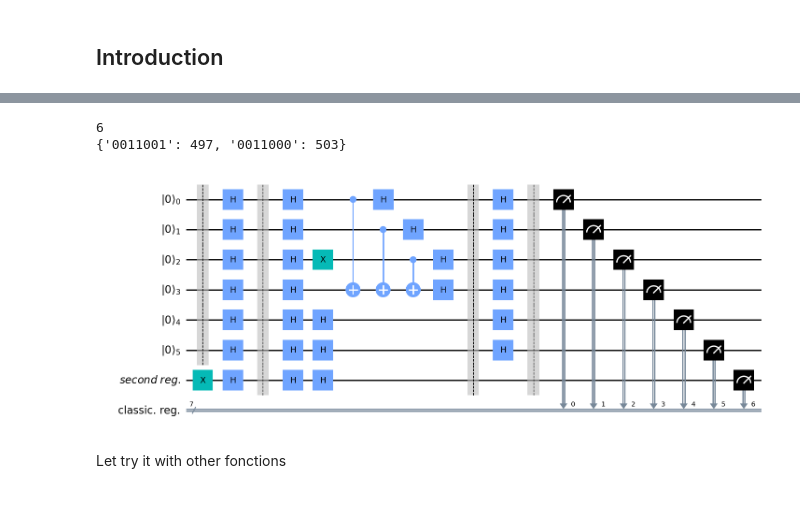
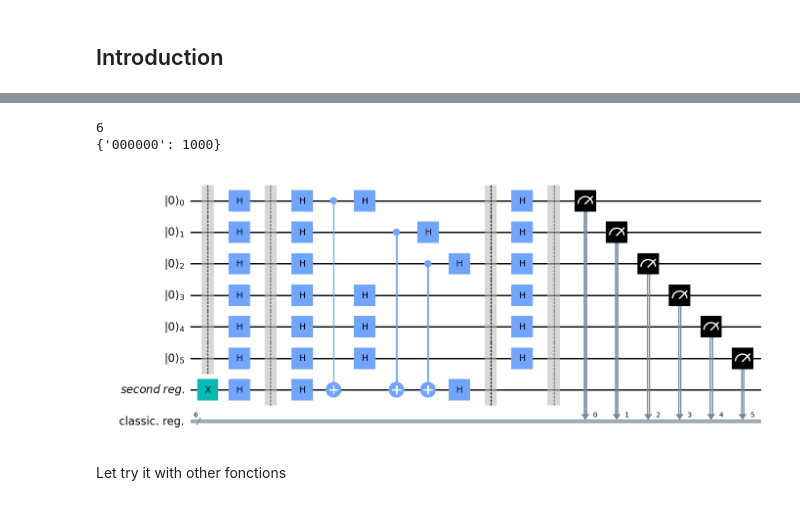
Before and after one commit to gilles-maurer/IT41_DJ_Algorithm, a Jupyter notebook: main.ipynb, the cells around one changed output, grey strips where cells are left out. Cells and saved outputs as stored; diff of their text form; code cells hidden in the pictures.

```diff
--- a/main.ipynb
+++ b/main.ipynb
@@ -63,7 +62,7 @@ def deutsch_jozsa_extended(function_to_test):
     print(n)
     qr1 = QuantumRegister(n, '|0⟩')
     qr2 = QuantumRegister(1, 'second reg.')
-    cr = ClassicalRegister(n + 1, 'classic. reg.')
+    cr = ClassicalRegister(n, 'classic. reg.')
     circuit = QuantumCircuit(qr1, qr2, cr)
 
     circuit.barrier(qr1)
@@ -74,41 +73,39 @@ def deutsch_jozsa_extended(function_to_test):
 
     circuit = circuit.compose(function_to_test, qubits=[*range(n), n])  # We add the function to test
 
     circuit.barrier(qr1, qr2)
     circuit.h(qr1)
     circuit.barrier(qr1, qr2)
-    circuit.measure(qr1, cr[:n])
-    circuit.measure(qr2, cr[n:])
+    circuit.measure(qr1, cr)
 
     result = execute(circuit, backend=simulator, shots=1000).result()
     counts = result.get_counts()
     counts = {k[::-1]: v for k, v in counts.items()}
 
     print(counts)
     return circuit.draw('mpl')
 
 
 def my_function_extended():
     ### Write the function to be tested here: ###
     qr = QuantumRegister(7)
     circuit = QuantumCircuit(qr)
 
     circuit.h(qr)
-    circuit.x(qr[2])
-    circuit.cx(qr[0], qr[3])
-    circuit.cx(qr[1], qr[3])
-    circuit.cx(qr[2], qr[3])
+    circuit.cx(qr[0], qr[6])
+    circuit.cx(qr[1], qr[6])
+    circuit.cx(qr[2], qr[6])
     circuit.h(qr)
     #############################################
 
     return circuit
 
 
 deutsch_jozsa_extended(my_function_extended())
 # %% [output]
 6
-{'0011001': 497, '0011000': 503}
+{'000000': 1000}
-[figure, old version]
+[figure, new version]
 # %% [markdown]
 Let try it with other fonctions
 # %%
```
Also changed, not shown: parts of 5 cells of this notebook.
